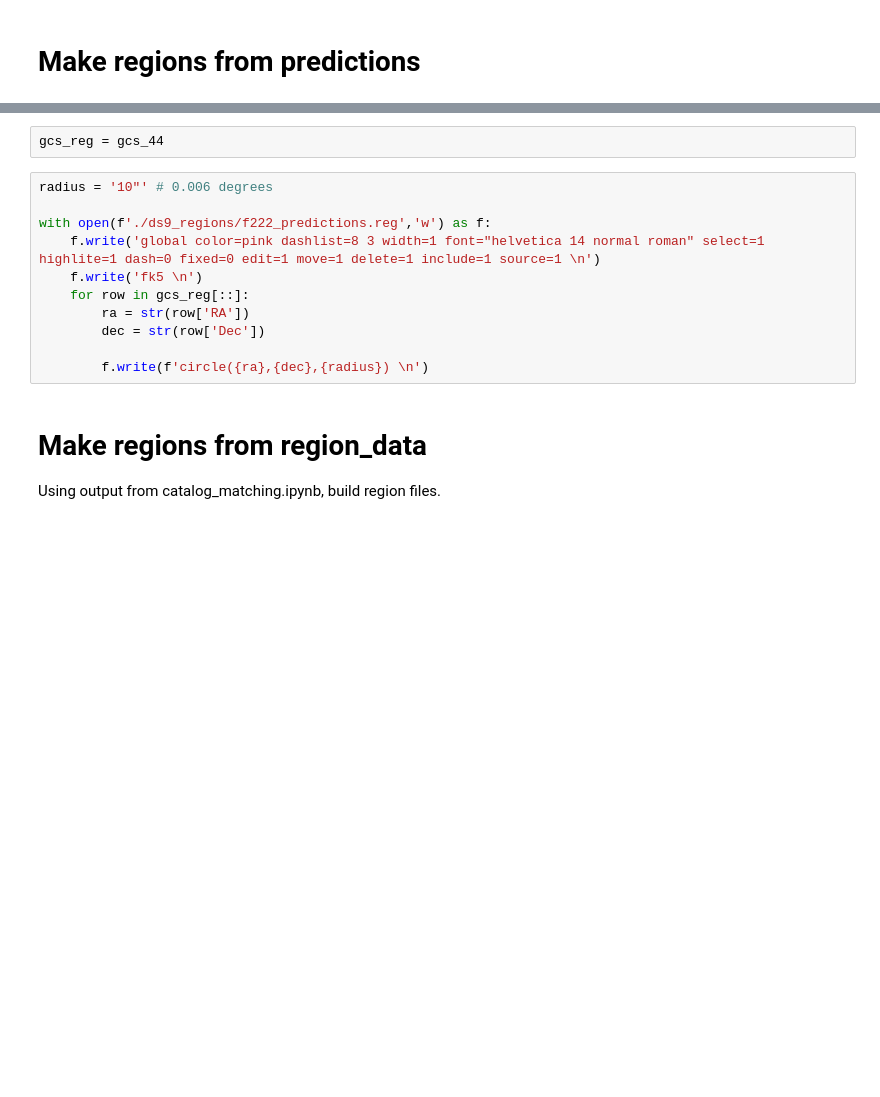
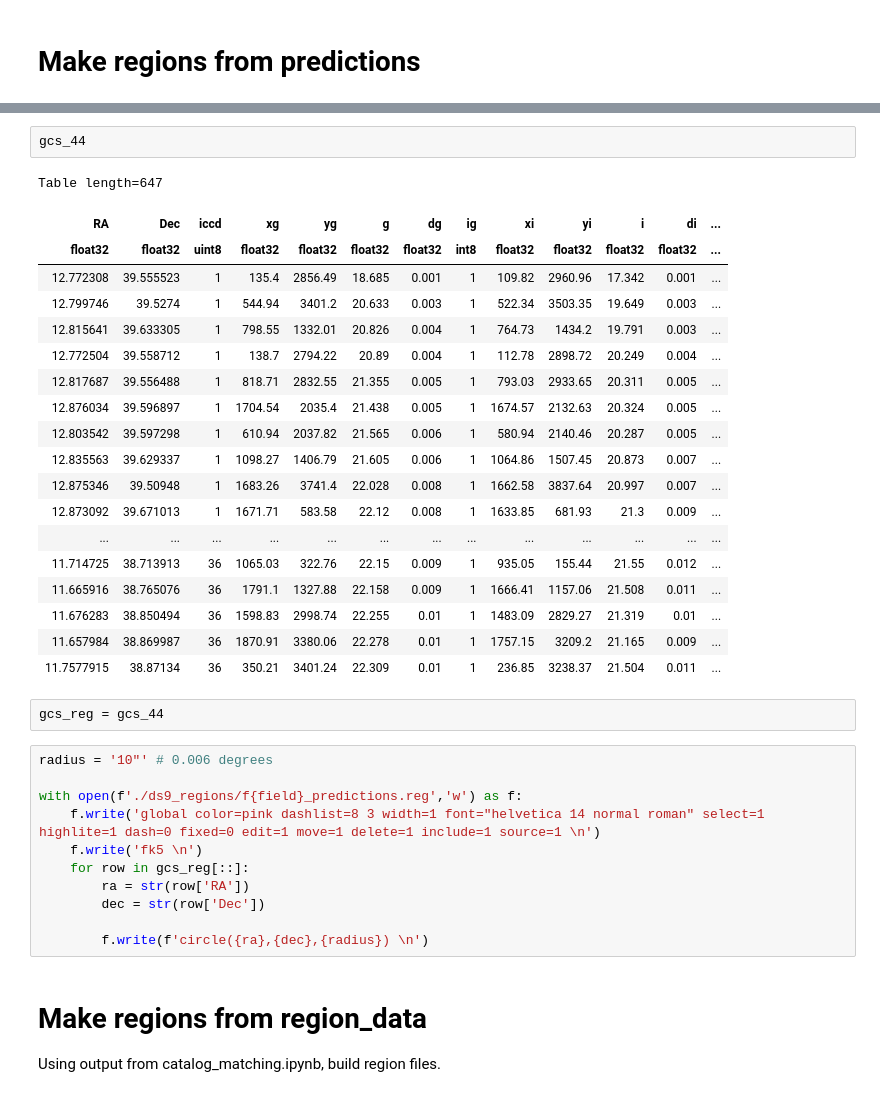
Before and after one commit to judy-theodora/m31gc-project, a Jupyter notebook: regions.ipynb, the cells around one changed output, grey strips where cells are left out. Saved outputs shown, nothing was run; the diff lists cells and outputs as text; blank space fills up the shorter version.

```diff
--- a/regions.ipynb
+++ b/regions.ipynb
@@ -86,9 +85,31 @@ plt.show()
-# %%
-gcs_reg = gcs_44
+# %%
+gcs_44
+# %% [output]
+Table length=647
+| RA | Dec | iccd | xg | yg | g | dg | ig | xi | yi | i | di | ... |
+| float32 | float32 | uint8 | float32 | float32 | float32 | float32 | int8 | float32 | float32 | float32 | float32 | ... |
+| 12.772308 | 39.555523 | 1 | 135.4 | 2856.49 | 18.685 | 0.001 | 1 | 109.82 | 2960.96 | 17.342 | 0.001 | ... |
+| 12.799746 | 39.5274 | 1 | 544.94 | 3401.2 | 20.633 | 0.003 | 1 | 522.34 | 3503.35 | 19.649 | 0.003 | ... |
+| 12.815641 | 39.633305 | 1 | 798.55 | 1332.01 | 20.826 | 0.004 | 1 | 764.73 | 1434.2 | 19.791 | 0.003 | ... |
+| 12.772504 | 39.558712 | 1 | 138.7 | 2794.22 | 20.89 | 0.004 | 1 | 112.78 | 2898.72 | 20.249 | 0.004 | ... |
+| 12.817687 | 39.556488 | 1 | 818.71 | 2832.55 | 21.355 | 0.005 | 1 | 793.03 | 2933.65 | 20.311 | 0.005 | ... |
+| 12.876034 | 39.596897 | 1 | 1704.54 | 2035.4 | 21.438 | 0.005 | 1 | 1674.57 | 2132.63 | 20.324 | 0.005 | ... |
+| 12.803542 | 39.597298 | 1 | 610.94 | 2037.82 | 21.565 | 0.006 | 1 | 580.94 | 2140.46 | 20.287 | 0.005 | ... |
+| 12.835563 | 39.629337 | 1 | 1098.27 | 1406.79 | 21.605 | 0.006 | 1 | 1064.86 | 1507.45 | 20.873 | 0.007 | ... |
+| 12.875346 | 39.50948 | 1 | 1683.26 | 3741.4 | 22.028 | 0.008 | 1 | 1662.58 | 3837.64 | 20.997 | 0.007 | ... |
+| 12.873092 | 39.671013 | 1 | 1671.71 | 583.58 | 22.12 | 0.008 | 1 | 1633.85 | 681.93 | 21.3 | 0.009 | ... |
+| ... | ... | ... | ... | ... | ... | ... | ... | ... | ... | ... | ... | ... |
+| 11.714725 | 38.713913 | 36 | 1065.03 | 322.76 | 22.15 | 0.009 | 1 | 935.05 | 155.44 | 21.55 | 0.012 | ... |
+| 11.665916 | 38.765076 | 36 | 1791.1 | 1327.88 | 22.158 | 0.009 | 1 | 1666.41 | 1157.06 | 21.508 | 0.011 | ... |
+| 11.676283 | 38.850494 | 36 | 1598.83 | 2998.74 | 22.255 | 0.01 | 1 | 1483.09 | 2829.27 | 21.319 | 0.01 | ... |
+| 11.657984 | 38.869987 | 36 | 1870.91 | 3380.06 | 22.278 | 0.01 | 1 | 1757.15 | 3209.2 | 21.165 | 0.009 | ... |
+| 11.7577915 | 38.87134 | 36 | 350.21 | 3401.24 | 22.309 | 0.01 | 1 | 236.85 | 3238.37 | 21.504 | 0.011 | ... |
+# %%
+gcs_reg = gcs_44
 # %%
 radius = '10"' # 0.006 degrees
 
-with open(f'./ds9_regions/f222_predictions.reg','w') as f:
+with open(f'./ds9_regions/f{field}_predictions.reg','w') as f:
     f.write('global color=pink dashlist=8 3 width=1 font="helvetica 14 normal roman" select=1 highlite=1 dash=0 fixed=0 edit=1 move=1 delete=1 include=1 source=1 \n')
     f.write('fk5 \n')
     for row in gcs_reg[::]:
```
Also changed, not shown: parts of 2 cells of this notebook, 4 other files.
